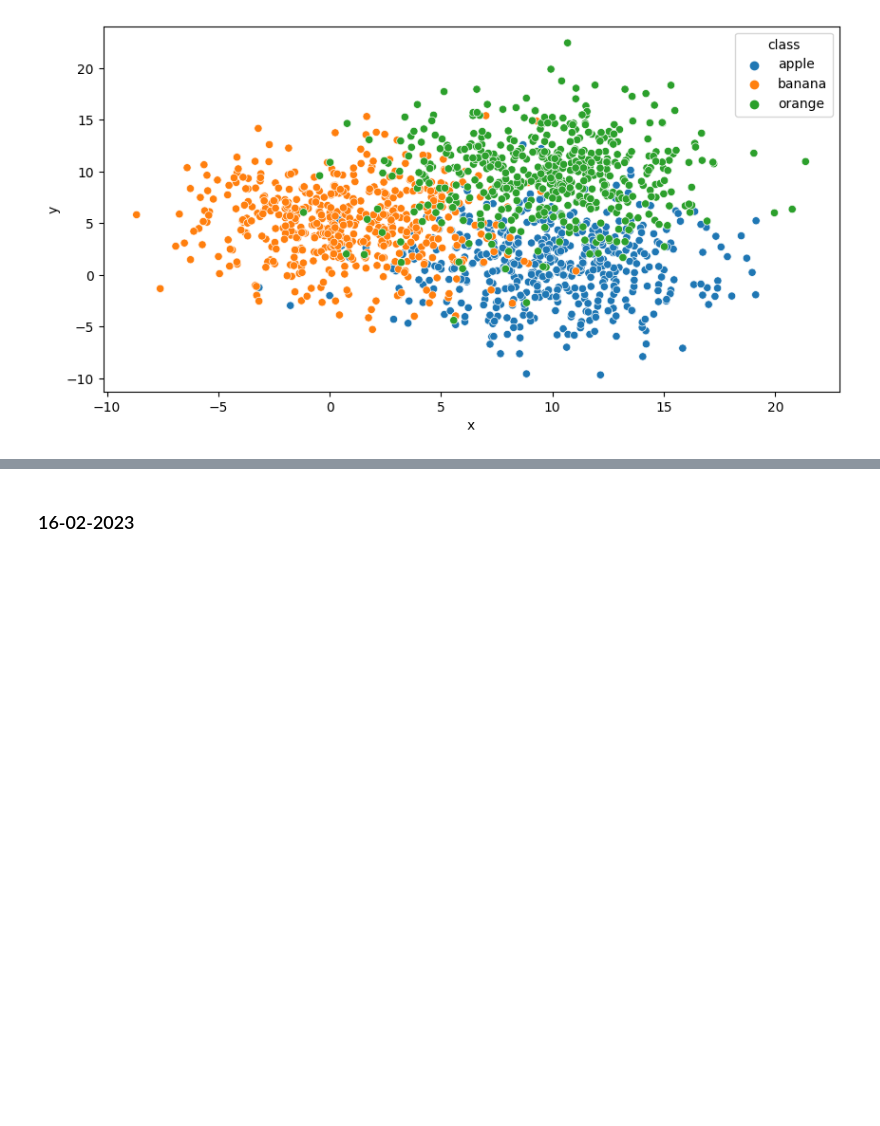
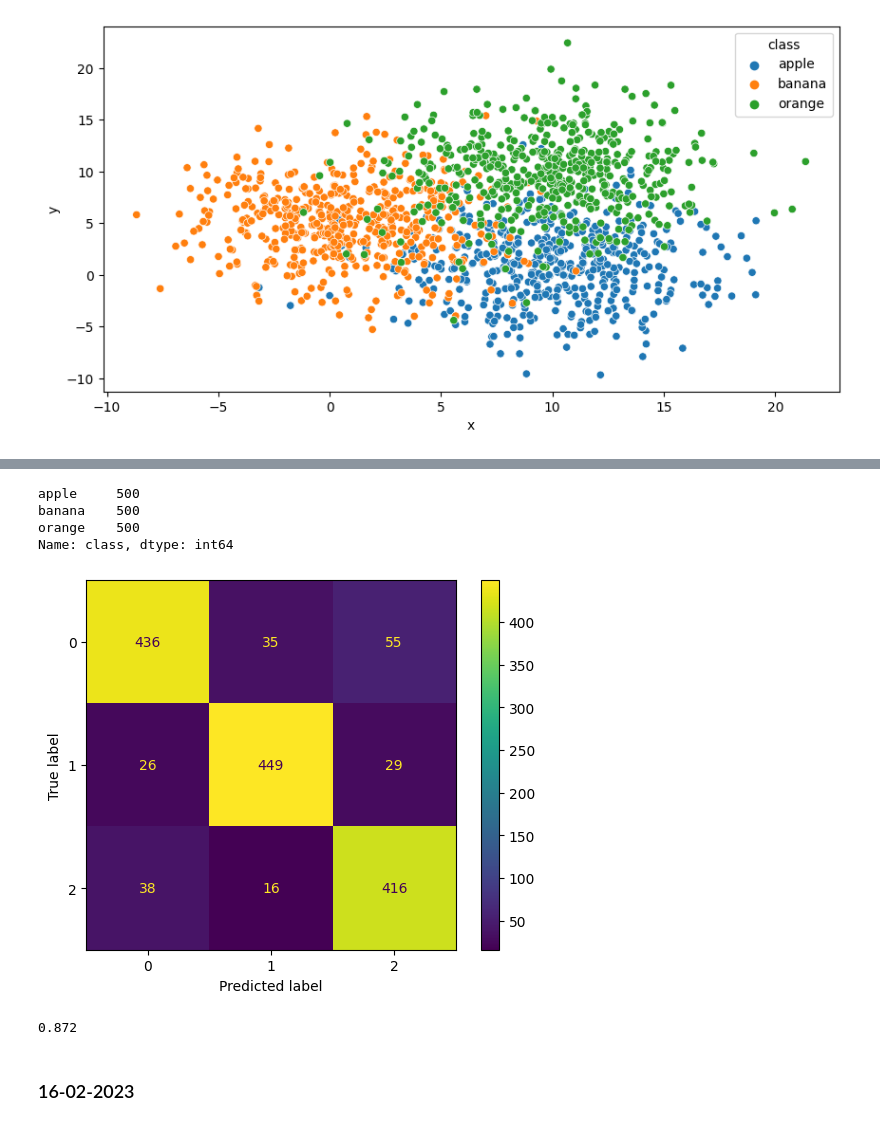
Before and after one commit to ghosh-vishnu/Machine-Learning, a Jupyter notebook: KNN.ipynb, the cells around one changed output, grey strips where cells are left out. Cells and saved outputs as stored; diff of their text form; code cells hidden in the pictures; blank space fills up the shorter version.

```diff
--- a/KNN.ipynb
+++ b/KNN.ipynb
@@ -105,0 +317,4 @@ plt.show()
+# %%
+model7=KNeighborsClassifier()
+# %%
+model7.fit(X,Y)
@@ -105,0 +323,2 @@ plt.show()
+# %%
+y_pred=model7.predict(X)
@@ -105,0 +347,14 @@ plt.show()
+# %%
+fruit['class'].value_counts()
+# %% [output]
+apple     500
+banana    500
+orange    500
+Name: class, dtype: int64
+# %%
+from sklearn.metrics import accuracy_score,classification_report,confusion_matrix,ConfusionMatrixDisplay
+score=confusion_matrix(y_pred,Y)
+# %%
+cm_display=ConfusionMatrixDisplay(score).plot()
+# %% [output]
+[figure, added]
@@ -106,3 +363,7 @@ plt.show()
+# %%
+precision
+# %% [output]
+0.872
 # %% [markdown]
 ### 16-02-2023
 # %%
```
Also changed, not shown: parts of 38 cells of this notebook, 3 other files.
